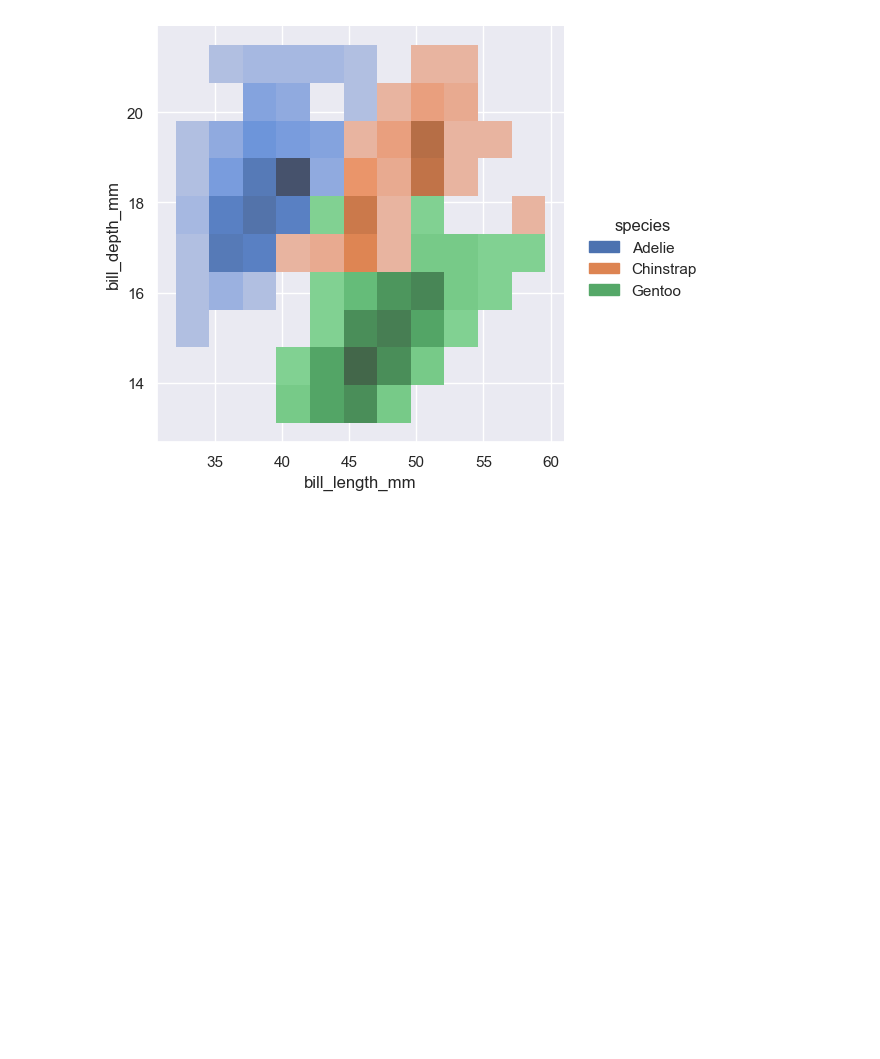
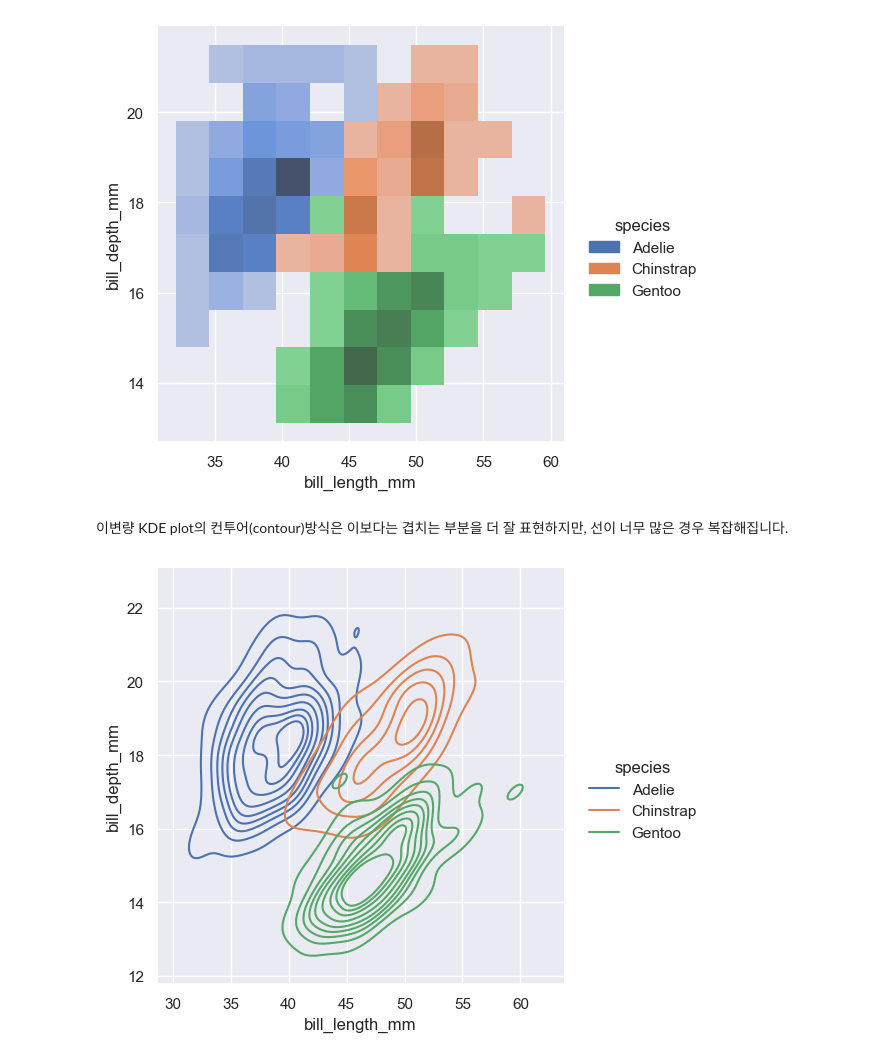
Before and after one commit to kjmn1105/Seaborn-Tuorial, a Jupyter notebook: 07_Plotting functions (2).ipynb, the cells around one changed output. Drawn from its saved outputs; the diff is of its cells as text; code cells hidden in the pictures; blank space fills up the shorter version.

Commit message:
Visualizing bivariate distributions

```diff
--- a/07_Plotting functions (2).ipynb
+++ b/07_Plotting functions (2).ipynb
@@ -280,3 +280,9 @@ sns.displot(penguins, x='bill_length_mm', y='bill_depth_mm', kind='kde');
 sns.displot(penguins, x='bill_length_mm', y='bill_depth_mm', hue='species');
 # %% [output]
 [figure]
+# %% [markdown]
+이변량 KDE plot의 컨투어(contour)방식은 이보다는 겹치는 부분을 더 잘 표현하지만, 선이 너무 많은 경우 복잡해집니다.
+# %%
+sns.displot(penguins, x='bill_length_mm', y='bill_depth_mm', hue='species', kind='kde');
+# %% [output]
+[figure, added]
```
Also changed, not shown: parts of 12 cells of this notebook.
